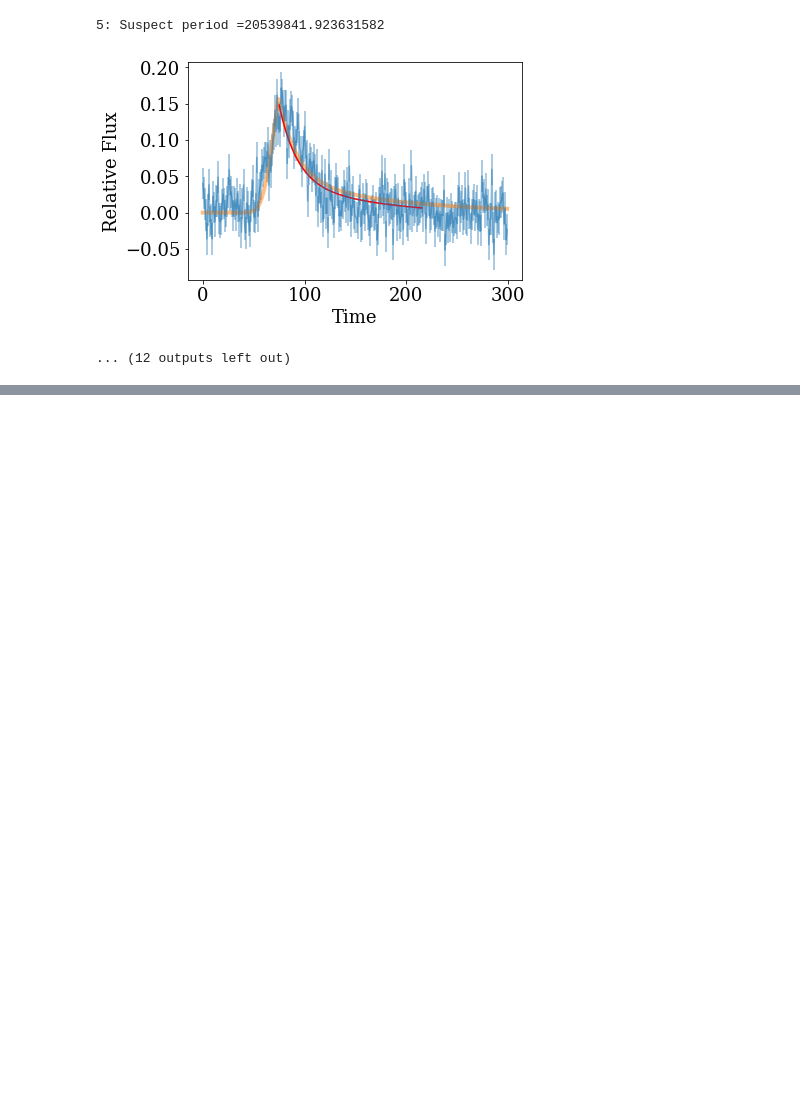
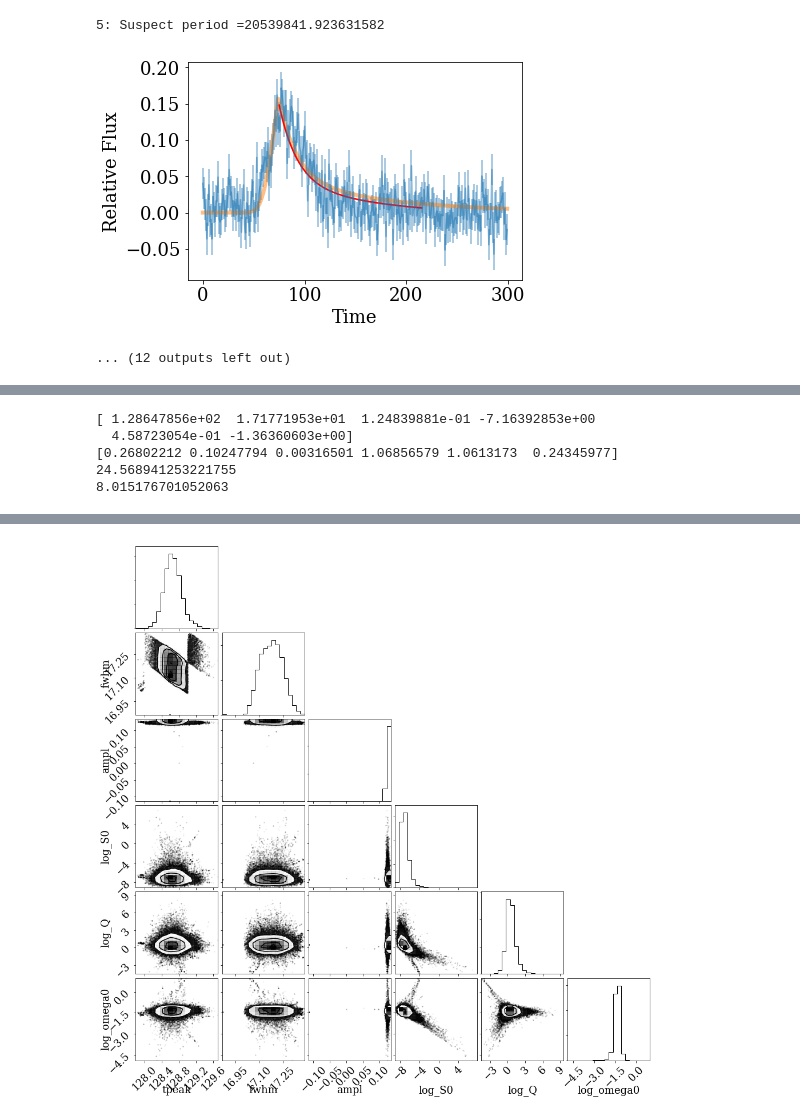
Before and after one commit to jradavenport/flare_sims, a Jupyter notebook: notebooks/qpp_explore.ipynb, the cells around one changed output, grey strips where cells are left out. Cells and saved outputs as stored; diff of their text form; code cells hidden in the pictures; blank space fills up the shorter version.

```diff
--- a/notebooks/qpp_explore.ipynb
+++ b/notebooks/qpp_explore.ipynb
@@ -105,13 +105,15 @@ def combined_log_prob(params, x, y, yerr):
     except:# (ValueError, LinAlgError):
         gp_lnlike = -np.inf
 
-    return flare_lnlike + gp_lnlike
-#     try:
-#         model = combined_model(params, x, y)
-#         lnlike = -0.5*(np.sum((y-model)**2.0 / yerr**2.0))
-#     except:
-#         lnlike = -np.inf
-#     return lnlike
+    lnout = flare_lnlike + gp_lnlike
+
+    # add bounds
+    if ((params[5] > 1) | (params[5] < -5)):
+        lnout = -np.inf
+    if params[2] < 0:
+        lnout = -np.inf
+
+    return lnout
 # %%
 %%time
 
@@ -388,3 +377,33 @@ print((2*np.pi) / np.exp(med[5]))
+# %%
+
+# now fit w/ MCMC together
+initial = np.array([*popt, *r.x])
+ndim, nwalkers = len(initial), 32
+sampler = emcee.EnsembleSampler(nwalkers, ndim, combined_log_prob, args=[time, flux, err])
+
+p0mcmc = initial + 1e-1*np.random.randn(nwalkers, ndim)
+p0mcmc, ln, _ = sampler.run_mcmc(p0mcmc, 1000) #  burn-in
+sampler.reset()
+_ = sampler.run_mcmc(p0mcmc, 5000) #  MCMC run
+
+samples = sampler.flatchain
+# %%
+med = np.nanmedian(samples, axis=0)
+# mstd = np.nanstd(samples, axis=0)
+mstd = np.sqrt(np.sum(np.abs(np.percentile(samples, [16, 84], axis=0) - med)**2, axis=0))
+
+print(med)
+print(mstd)
+
+print((2*np.pi) / np.exp(med[5]))
+print(np.abs((2*np.pi) / np.exp(-1 * mstd[5])))
+# %% [output]
+[ 1.28647856e+02  1.71771953e+01  1.24839881e-01 -7.16392853e+00
+  4.58723054e-01 -1.36360603e+00]
+[0.26802212 0.10247794 0.00316501 1.06856579 1.0613173  0.24345977]
+24.568941253221755
+8.015176701052063
 # %%
 samples = sampler.chain[:, 50:, :].reshape((-1, ndim))
-fig = corner.corner(samples, labels=['tpeak', 'fwhm', 'ampl', 'SHO1','SHO2','SHO3'])
+fig = corner.corner(samples, labels=['tpeak', 'fwhm', 'ampl', 'log_S0','log_Q','log_omega0'])
+# %% [output]
@@ -391,3 +414,4 @@ fig = corner.corner(samples, labels=['tpeak', 'fwhm', 'ampl', 'SHO1','SHO2','SHO
+[figure, added]
 # %%
 plt.figure(figsize=(12,9))
 plt.errorbar(time, flux, yerr=err, alpha=0.5)
```
Also changed, not shown: parts of 3 cells of this notebook.
